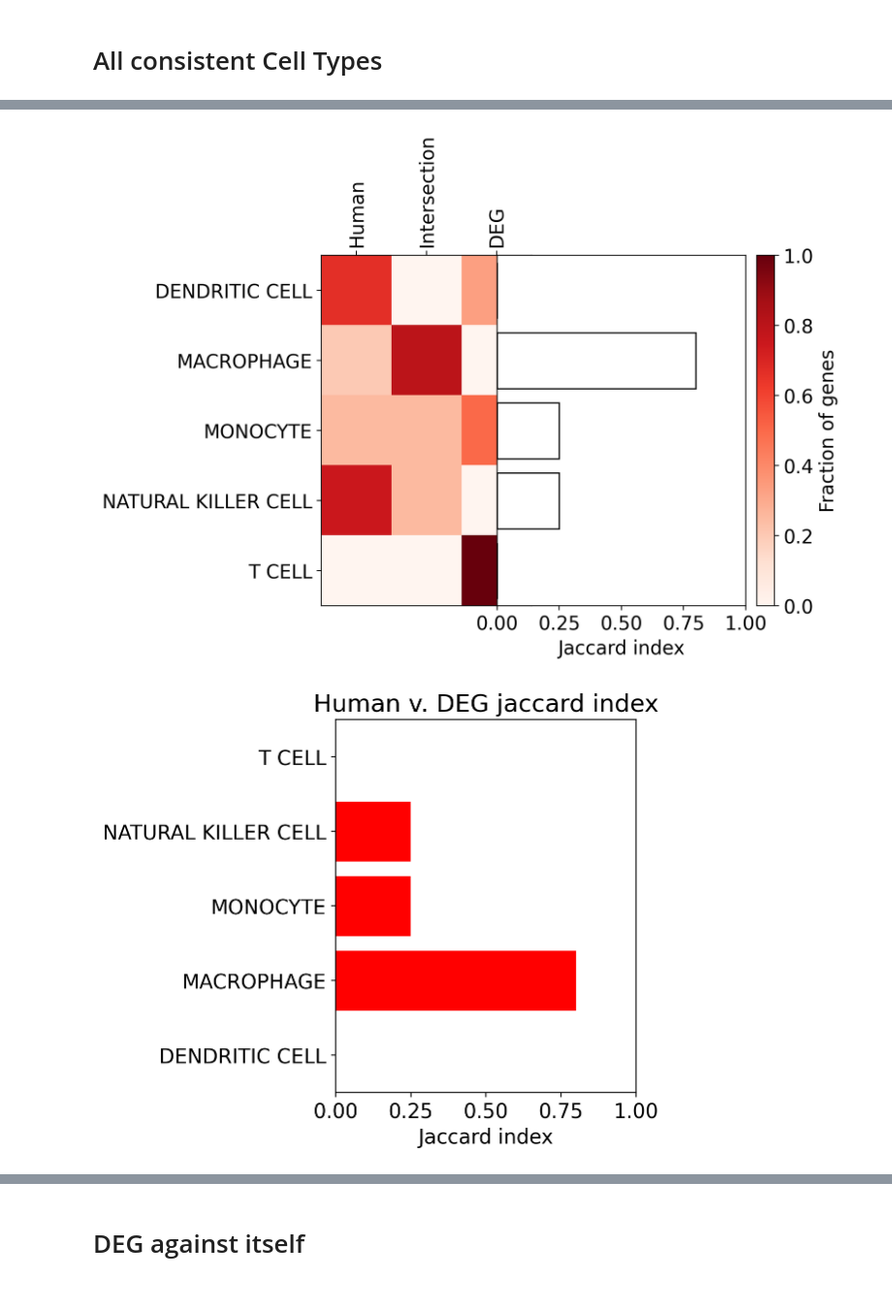
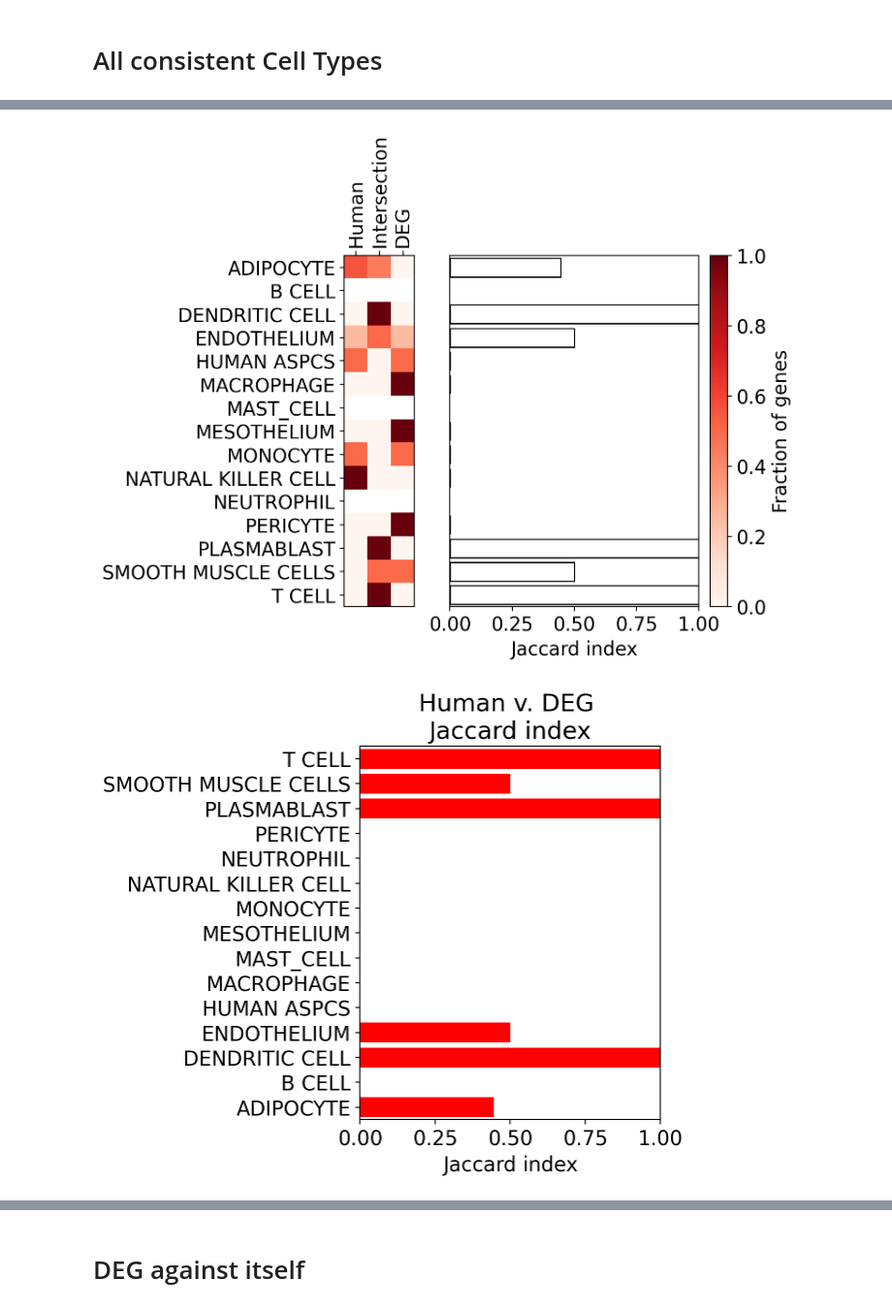
Before and after one commit to sbooeshaghi/llmarkers, a Jupyter notebook: analysis/comparison/deg_hmn.ipynb, the cells around one changed output, grey strips where cells are left out. Shown at 97% size. Drawn from its saved outputs; the diff is of its cells as text; code cells hidden in the pictures.

```diff
--- a/analysis/comparison/deg_hmn.ipynb
+++ b/analysis/comparison/deg_hmn.ipynb
@@ -57,20 +57,17 @@ def get_ctmap(ctmap_fn):
 # ds = "adipose_Hildreth2021"
 # ds = "adipose_Vijay2019"
 
-ds = "adipose_Hildreth2021"
+# ds = "adipose_Hildreth2021"
+ds = "adipose_Emont2022"
 fn_hmn   = f"../../data/{ds}/evidence_human/evidence.json"
-ctmap_fn = f"../../data/{ds}/ctmap.json"
+fn_deg   = f"../../data/{ds}/evidence_deg/evidence.json"
+ctmap_fn = f"../../data/{ds}/ctmap/ctmap.json"
 
 hmn = load_evidence(fn_hmn, ds)
-ctmap, rev_ctmap = get_ctmap(ctmap_fn)
-hmn["cell_type_id"] = hmn["cell_type_label"].map(lambda x: rev_ctmap[x])
-
-ds = "adipose_Vijay2019"
-fn_deg   = f"../../data/{ds}/evidence_human/evidence.json"
-ctmap_fn = f"../../data/{ds}/ctmap.json"
-
 deg = load_evidence(fn_deg, ds)
 ctmap, rev_ctmap = get_ctmap(ctmap_fn)
+
+hmn["cell_type_id"] = hmn["cell_type_label"].map(lambda x: rev_ctmap[x])
 deg["cell_type_id"] = deg["cell_type_label"].map(lambda x: rev_ctmap[x])
 # %% [markdown]
 ## Global Gene and Celltype comparisons
@@ -287,26 +264,26 @@ plt.colorbar(cax, ax=ax, fraction=0.08, pad=0.04, label="Fraction of genes")
 
 plt.show()
 # %% [output]
-[figure, old version]
+[figure, new version]
 # %%
 fig, ax = plt.subplots(figsize=(4, 5))
 
 eye = norm_mtx[np.eye(norm_mtx.shape[0], dtype=bool)]
 jac = eye[:,1] / (eye[:,0] + eye[:,2] + eye[:,1])
 
 ax.barh(np.arange(len(hmnct)), jac, color="red")
 ax.set(**{
     "yticks": np.arange(len(hmnct)),
     "yticklabels": hmnct,
     "xlabel": "Jaccard index",
-    "title": "Human v. DEG jaccard index",
+    "title": "Human v. DEG \nJaccard index",
     "xlim": (0,1),
     "ylim": (-0.5, len(hmnct)-0.5)
 })
 ax.set_yticklabels(ax.get_yticklabels(), rotation=0, horizontalalignment='right')
 plt.show()
 # %% [output]
-[figure, old version]
+[figure, new version]
 # %%
 fig, axs = plt.subplots(figsize=(16, 8), ncols=2, constrained_layout=True)
 
```
Also changed, not shown: parts of 13 cells of this notebook, 1 other file.
